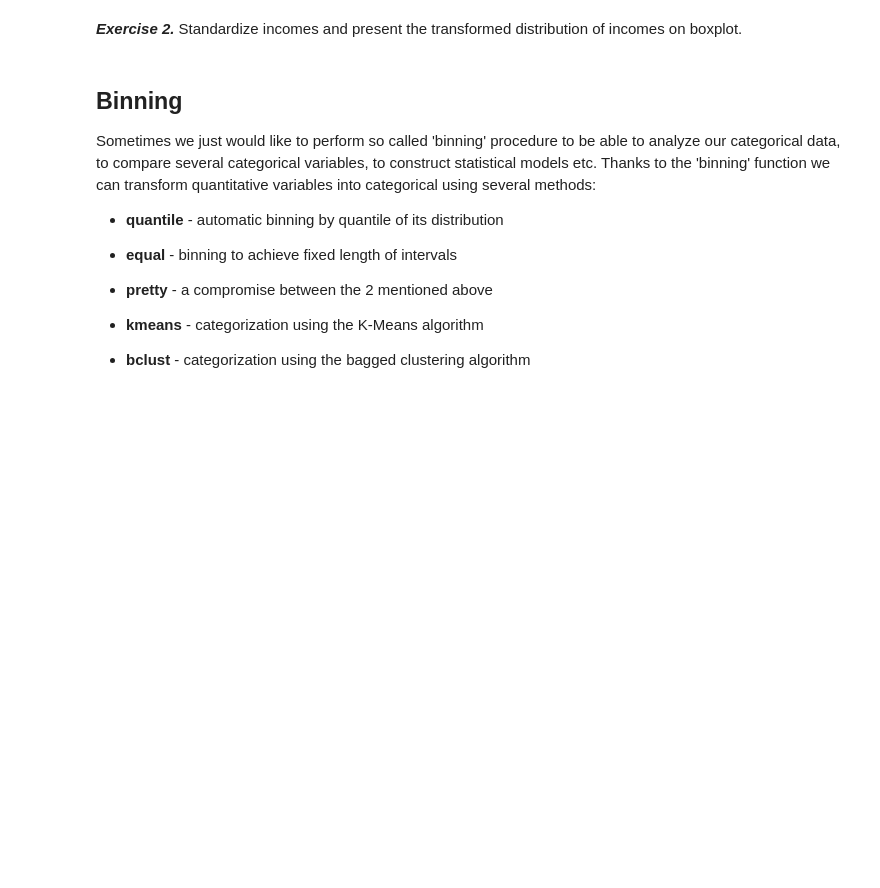
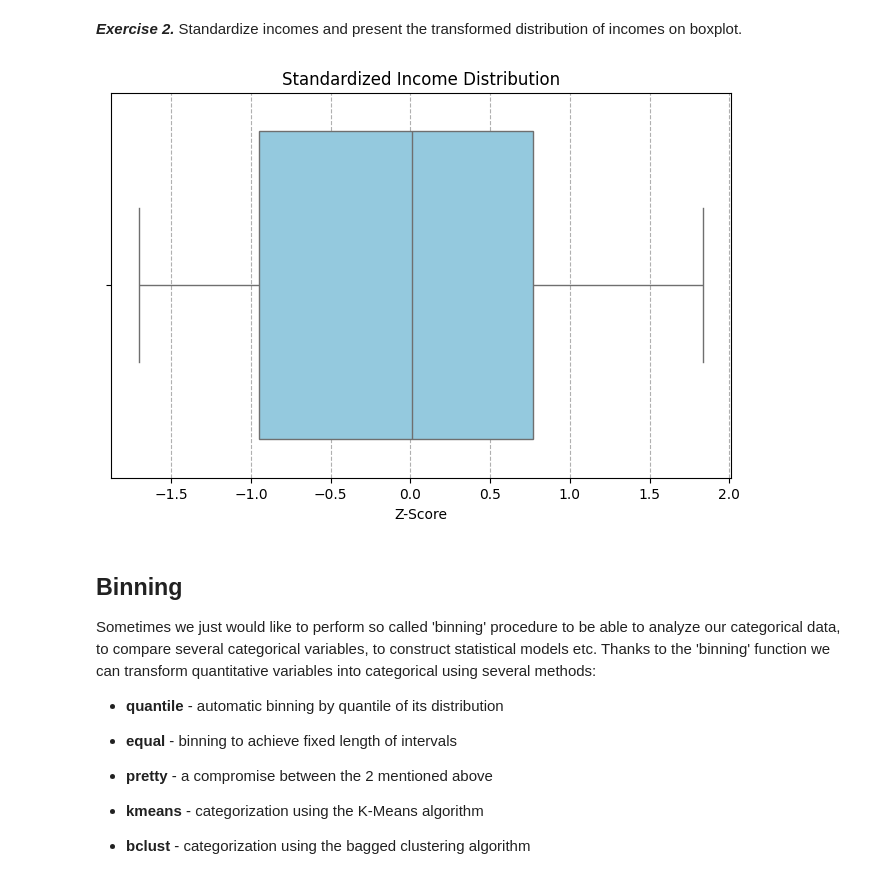
Before and after one commit to an19771/Ds2025, a Jupyter notebook: Exercise 4 (1).ipynb, the cells around one changed output. Saved outputs shown, nothing was run; the diff lists cells and outputs as text; code cells hidden in the pictures; blank space fills up the shorter version.

```diff
--- a/Exercise 4 (1).ipynb
+++ b/Exercise 4 (1).ipynb
@@ -463,3 +462,25 @@ In order to solve problems with very skewed distributions we can also use severa
+# %%
+# your code goes here
+df_clean = carseats[carseats['Income'].notnull()].copy()
+
+income_mean = df_clean['Income'].mean()
+income_std = df_clean['Income'].std()
+
+df_clean['Income_standardized'] = (df_clean['Income'] - income_mean) / income_std
+
+plt.figure(figsize=(8, 5))
+sns.boxplot(
+    x='Income_standardized',
+    data=df_clean,
+    orient='h',
+    color='skyblue'
+)
+plt.title('Standardized Income Distribution')
+plt.xlabel('Z-Score')
+plt.grid(axis='x', linestyle='--')
+plt.show()
+# %% [output]
+[figure, added]
 # %% [markdown]
 ## Binning
 
```
Also changed, not shown: parts of 11 cells of this notebook.
